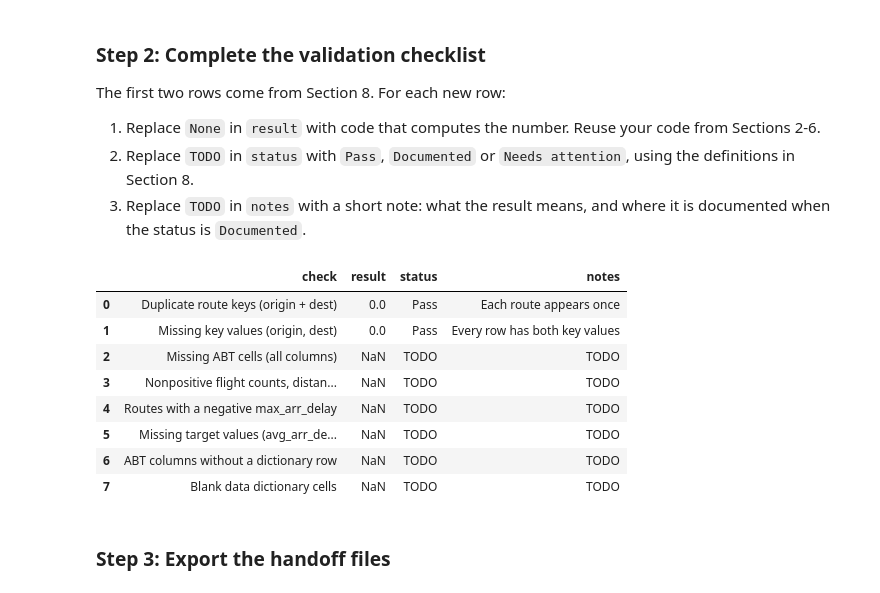
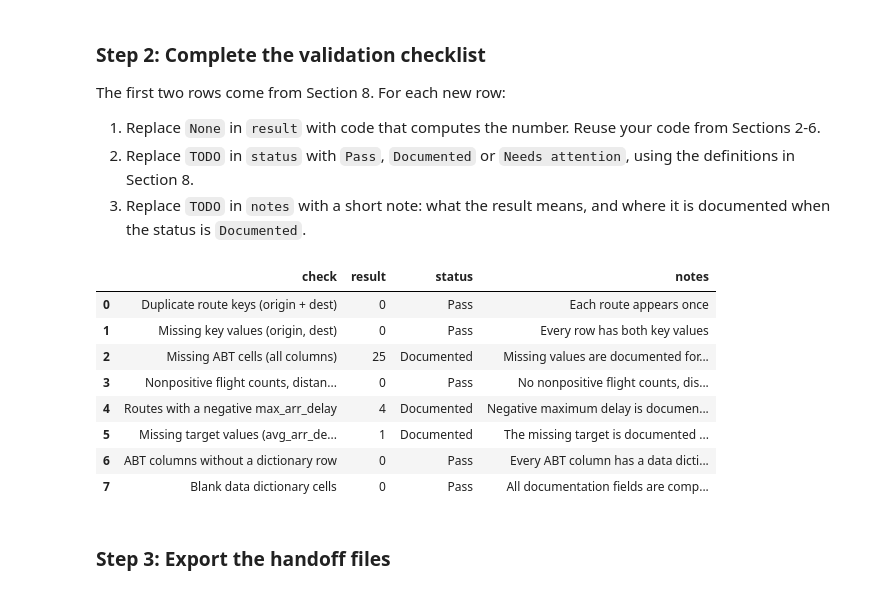
Before and after one commit to utsahenry/ban6003-week-11-abt_documentation, a Jupyter notebook: notebooks/module11_abt_documentation_guided_lab.ipynb, the cells around one changed output. Saved outputs shown, nothing was run; the diff lists cells and outputs as text; code cells hidden in the pictures.

Commit message:
Complete Module 11 ABT documentation lab

```diff
--- a/notebooks/module11_abt_documentation_guided_lab.ipynb
+++ b/notebooks/module11_abt_documentation_guided_lab.ipynb
@@ -528,7 +536,12 @@ In the offline assignment you will complete the dictionary rows for the five ABT
 # Your Turn 5 - document the ABT column avg_dep_delay (one dictionary row).
 # Replace the four empty strings, in the order of doc_fields, then run the cell.
 your_turn_entries = {
-    "avg_dep_delay": ["", "", "", ""],
+    "avg_dep_delay": [
+        "Average departure delay in minutes for the route.",
+        "flights.dep_delay",
+        "Mean of dep_delay grouped by origin and dest.",
+        "Missing for route LGA-LEX (1 canceled flight); potential timing/leakage concern if predicting before flight departure."
+    ],
 }
 
 for abt_column, values in your_turn_entries.items():
@@ -679,31 +728,73 @@ The first two rows come from Section 8. For each new row:
 # %%
 # Offline Assignment, step 2 - complete the validation checklist.
 # Hints:
 # - Missing ABT cells: .isna().sum().sum() on route_abt.
 # - Nonpositive values: add up the three Boolean checks from Section 4.
 # - Negative max_arr_delay: the condition from Your Turn 3, then .sum().
 # - ABT columns without a dictionary row: compare route_abt.columns with data_dictionary["column_name"].
 # - Blank dictionary cells: select doc_fields, .fillna(""), strip whitespace, compare to "", then sum twice.
+# Offline Assignment, step 2 - complete the validation checklist.
 validation_checklist = pd.DataFrame(checklist_rows + [
-    {"check": "Missing ABT cells (all columns)", "result": None, "status": "TODO", "notes": "TODO"},
-    {"check": "Nonpositive flight counts, distances and air times", "result": None, "status": "TODO", "notes": "TODO"},
-    {"check": "Routes with a negative max_arr_delay", "result": None, "status": "TODO", "notes": "TODO"},
-    {"check": "Missing target values (avg_arr_delay)", "result": None, "status": "TODO", "notes": "TODO"},
-    {"check": "ABT columns without a dictionary row", "result": None, "status": "TODO", "notes": "TODO"},
-    {"check": "Blank data dictionary cells", "result": None, "status": "TODO", "notes": "TODO"},
+    {
+        "check": "Missing ABT cells (all columns)",
+        "result": route_abt.isna().sum().sum(),
+        "status": "Documented",
+        "notes": "Missing values are documented for cancelled-flight summaries and unmatched airport lookups",
+    },
+    {
+        "check": "Nonpositive flight counts, distances and air times",
+        "result": (
+            (route_abt["flight_count"] < 0).sum()
+            + (route_abt["avg_distance"] <= 0).sum()
+            + (route_abt["avg_air_time"] <= 0).sum()
+        ),
+        "status": "Pass",
+        "notes": "No nonpositive flight counts, distances or air times were found",
+    },
+    {
+        "check": "Routes with a negative max_arr_delay",
+        "result": (route_abt["max_arr_delay"] < 0).sum(),
+        "status": "Documented",
+        "notes": "Negative maximum delay is documented as an early-arrival result on a very small route",
+    },
+    {
+        "check": "Missing target values (avg_arr_delay)",
+        "result": route_abt["avg_arr_delay"].isna().sum(),
+        "status": "Documented",
+        "notes": "The missing target is documented for the cancelled EWR-to-LGA route",
+    },
+    {
+        "check": "ABT columns without a dictionary row",
+        "result": len(set(route_abt.columns) - set(data_dictionary["column_name"])),
+        "status": "Pass",
+        "notes": "Every ABT column has a data dictionary row",
+    },
+    {
+        "check": "Blank data dictionary cells",
+        "result": (
+            data_dictionary[doc_fields]
+            .fillna("")
+            .astype(str)
+            .apply(lambda col: col.str.strip().eq(""))
+            .sum()
+            .sum()
+        ),
+        "status": "Pass",
+        "notes": "All documentation fields are complete",
+    },
 ])
 
 validation_checklist
 # %% [output]
 |  | check | result | status | notes |
-| 0 | Duplicate route keys (origin + dest) | 0.0 | Pass | Each route appears once |
-| 1 | Missing key values (origin, dest) | 0.0 | Pass | Every row has both key values |
-| 2 | Missing ABT cells (all columns) | NaN | TODO | TODO |
-| 3 | Nonpositive flight counts, distan... | NaN | TODO | TODO |
-| 4 | Routes with a negative max_arr_delay | NaN | TODO | TODO |
-| 5 | Missing target values (avg_arr_de... | NaN | TODO | TODO |
-| 6 | ABT columns without a dictionary row | NaN | TODO | TODO |
-| 7 | Blank data dictionary cells | NaN | TODO | TODO |
+| 0 | Duplicate route keys (origin + dest) | 0 | Pass | Each route appears once |
+| 1 | Missing key values (origin, dest) | 0 | Pass | Every row has both key values |
+| 2 | Missing ABT cells (all columns) | 25 | Documented | Missing values are documented for... |
+| 3 | Nonpositive flight counts, distan... | 0 | Pass | No nonpositive flight counts, dis... |
+| 4 | Routes with a negative max_arr_delay | 4 | Documented | Negative maximum delay is documen... |
+| 5 | Missing target values (avg_arr_de... | 1 | Documented | The missing target is documented ... |
+| 6 | ABT columns without a dictionary row | 0 | Pass | Every ABT column has a data dicti... |
+| 7 | Blank data dictionary cells | 0 | Pass | All documentation fields are comp... |
 # %% [markdown]
 ### Step 3: Export the handoff files
 # %%
```
Also changed, not shown: parts of 10 cells of this notebook, 3 other files.
